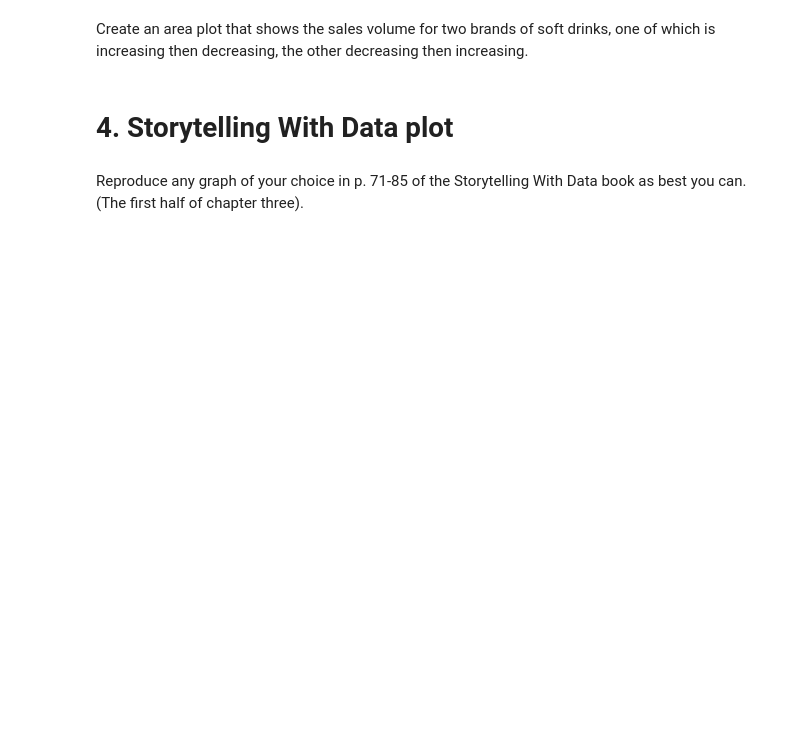
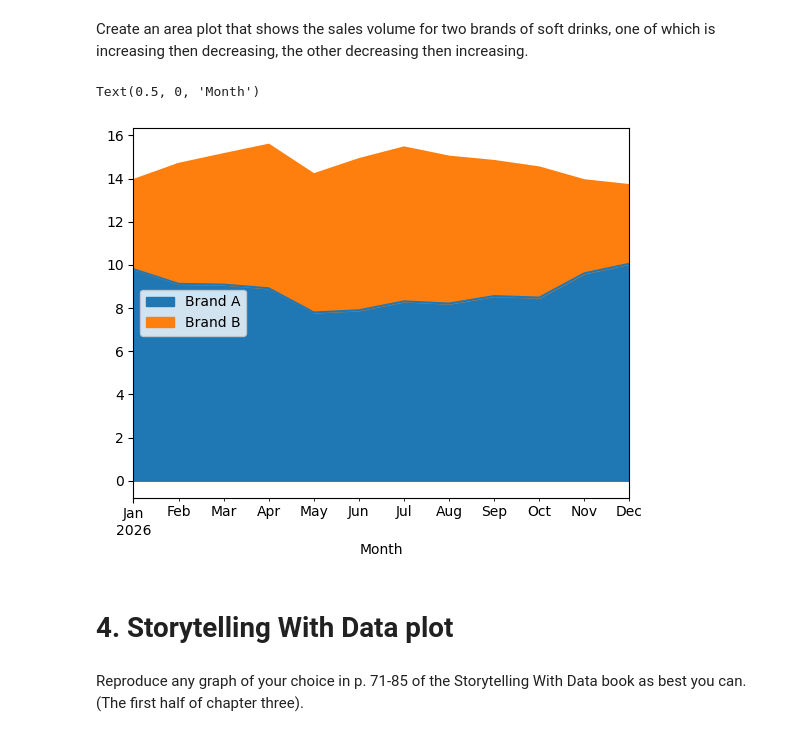
Before and after one commit to keshleem/dx699-summerai-homework5, a Jupyter notebook: Week5-concealed-answer.ipynb, the cells around one changed output. Cells and saved outputs as stored; diff of their text form; code cells hidden in the pictures; blank space fills up the shorter version.

```diff
--- a/Week5-concealed-answer.ipynb
+++ b/Week5-concealed-answer.ipynb
@@ -207,5 +237,20 @@ Create a line plot that shows a sales volume of soft drinks that decreases, then
 # %% [markdown]
 Create an area plot that shows the sales volume for two brands of soft drinks, one of which is increasing then decreasing, the other decreasing then increasing.
+# %%
+numdates = 12
+datearray = pd.date_range(start='2026/01/01', end='2027/01/01', freq='ME')
+
+x = np.linspace(0, np.pi, numdates)
+
+brand1 = 10 - 2 * np.sin(x) + np.random.normal(scale=.3, size=numdates)
+brand2 = 4 + 3 * np.sin(x) + np.random.normal(scale=.3, size=numdates)
+
+df_soda_brands = pd.DataFrame({'Brand A': brand1, 'Brand B': brand2}, index = datearray)
+df_soda_brands.plot.area()
+plt.xlabel('Month')
+# %% [output]
+Text(0.5, 0, 'Month')
+[figure, added]
 # %% [markdown]
 # 4. Storytelling With Data plot
 # %% [markdown]
```
Also changed, not shown: parts of 4 cells of this notebook.
